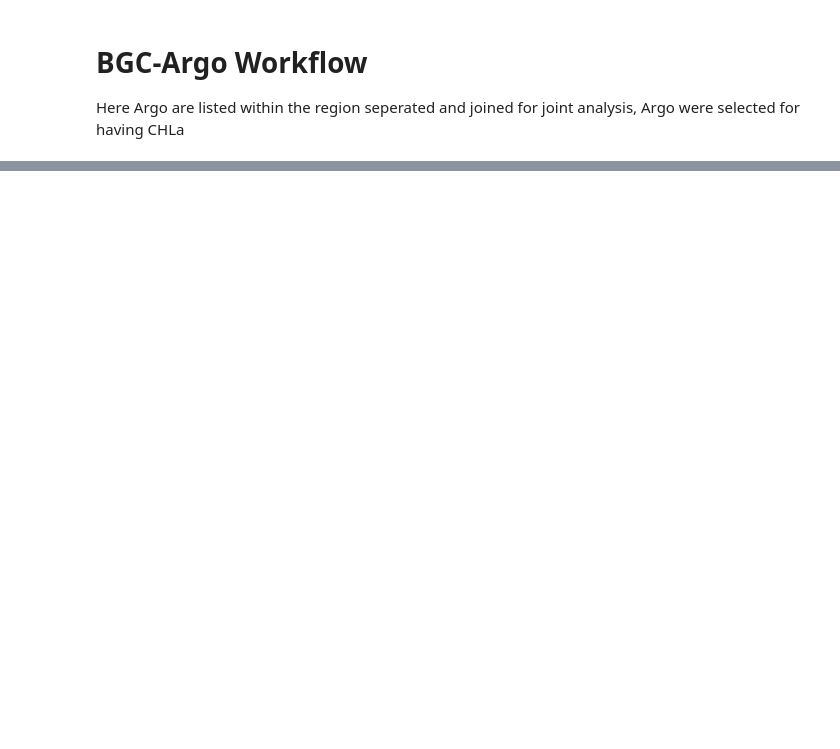
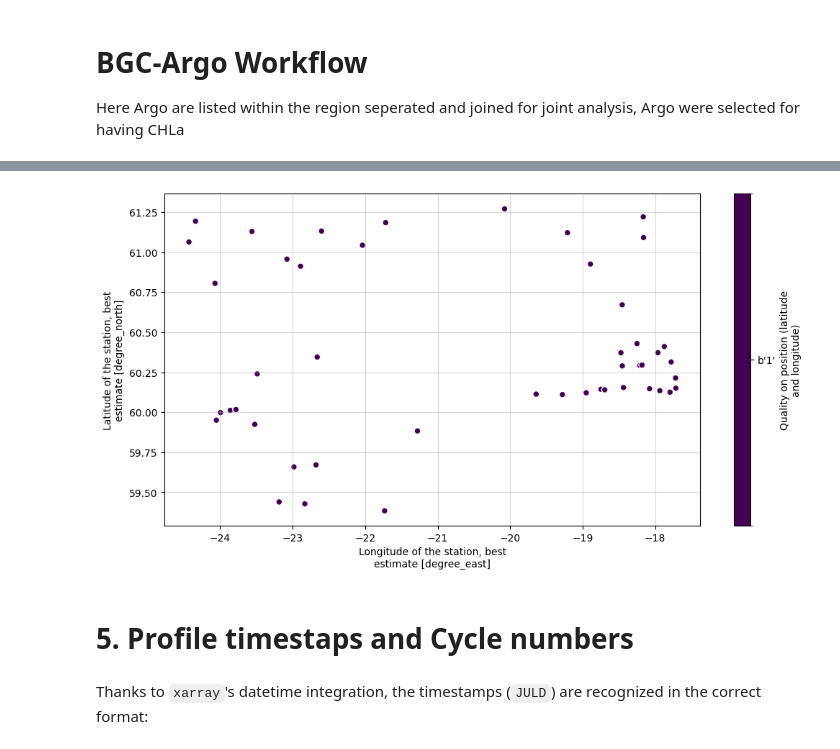
Before and after one commit to ROYVNZ/Masters, a Jupyter notebook: scripts/BGC_Argo.ipynb, the cells around one changed output, grey strips where cells are left out. Cells and saved outputs as stored; diff of their text form; code cells hidden in the pictures; blank space fills up the shorter version.

Commit message:
Going through a the BGC_Argo data tutotrial
Got to downloading data and quality control bits,

Still have float-specific issues

Need to adjust root location code

```diff
--- a/scripts/BGC_Argo.ipynb
+++ b/scripts/BGC_Argo.ipynb
@@ -91,0 +24,13 @@ plt.show()
+# %%
+# Base filepath
+root = '../data/GO-BGC Workshop/'
+profile_dir = root + 'Profiles/'
+natl_dir = profile_dir + 'North_Atlantic/'
+
+# Create GO-BGC folders if they do not exist yet
+if 'GO-BGC Workshop' not in os.listdir('../data/'):
+  os.mkdir(root)
+if 'Profiles' not in os.listdir(root):
+  os.mkdir(profile_dir)
+if 'North_Atlantic' not in os.listdir(profile_dir):
+  os.mkdir(natl_dir)
@@ -91,0 +251,4 @@ plt.show()
+# %%
+data = xr.open_dataset(profile_dir + downloaded_filenames[0])
+data = data.rename({'CYCLE_NUMBER':'PROF_NUM'}).swap_dims({'N_PROF':'PROF_NUM'})
+display(data)
@@ -91,0 +273,14 @@ plt.show()
+# %%
+# Here, we use `xarray`'s built-in plotting library to create a quick longitude vs. latitude scatter plot of the float's trajectory. We color the points by the `POSITION_QC` flag.
+
+#The positions flagged as '8' are straight lines because they are linearly interpolated while the float disappears under sea ice every winter.
+
+plt.figure(figsize=(12,6))
+data.plot.scatter(x = 'LONGITUDE', y = 'LATITUDE', hue='POSITION_QC',s=40)
+plt.grid(alpha=0.5)
+# %% [output]
+[figure, added]
+# %% [markdown]
+# 5. Profile timestaps and Cycle numbers
+# %% [markdown]
+Thanks to `xarray`'s datetime integration, the timestamps (`JULD`) are recognized in the correct format:
```
Also changed, not shown: parts of 39 cells of this notebook, 1 other file.
